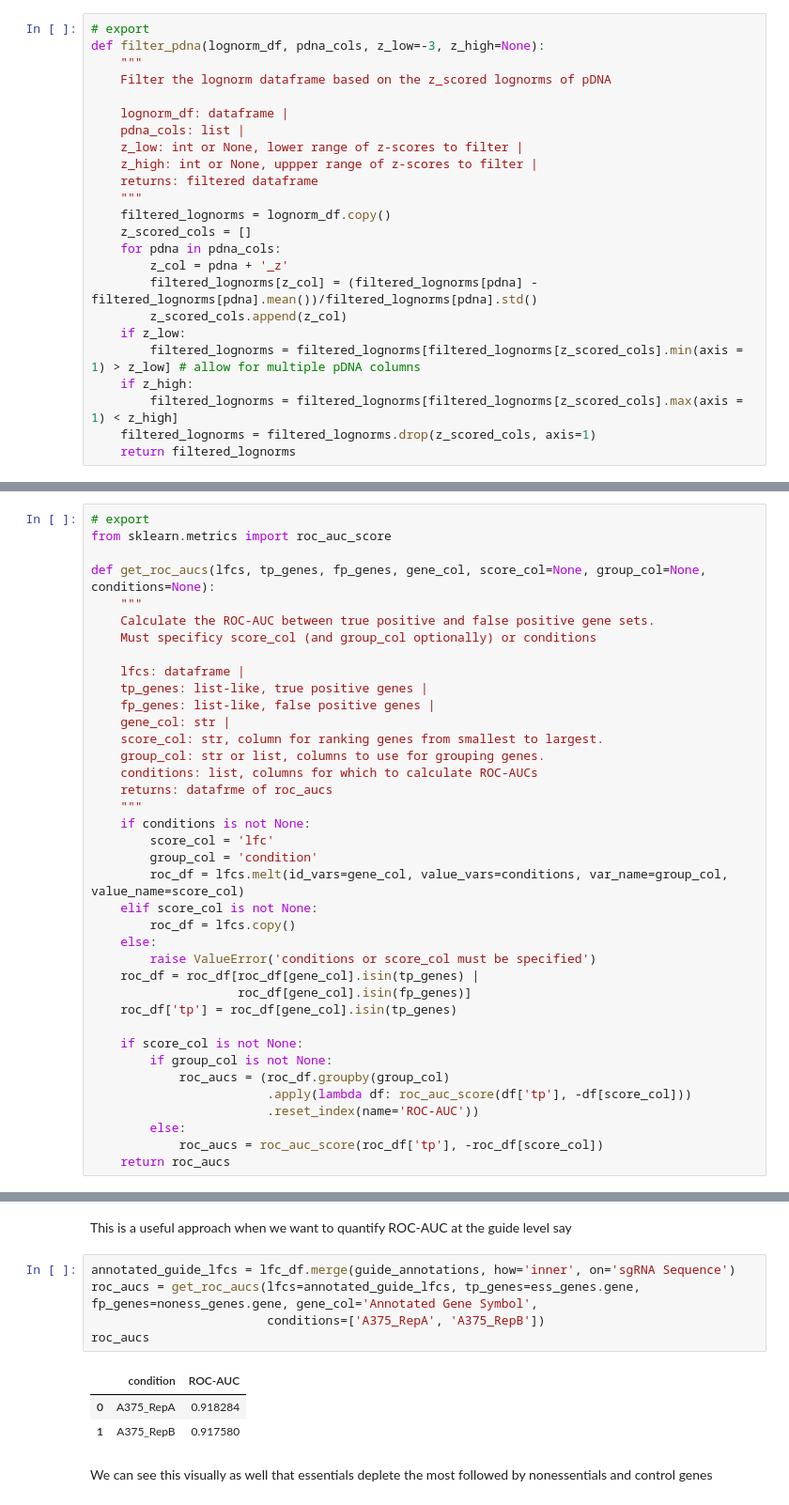
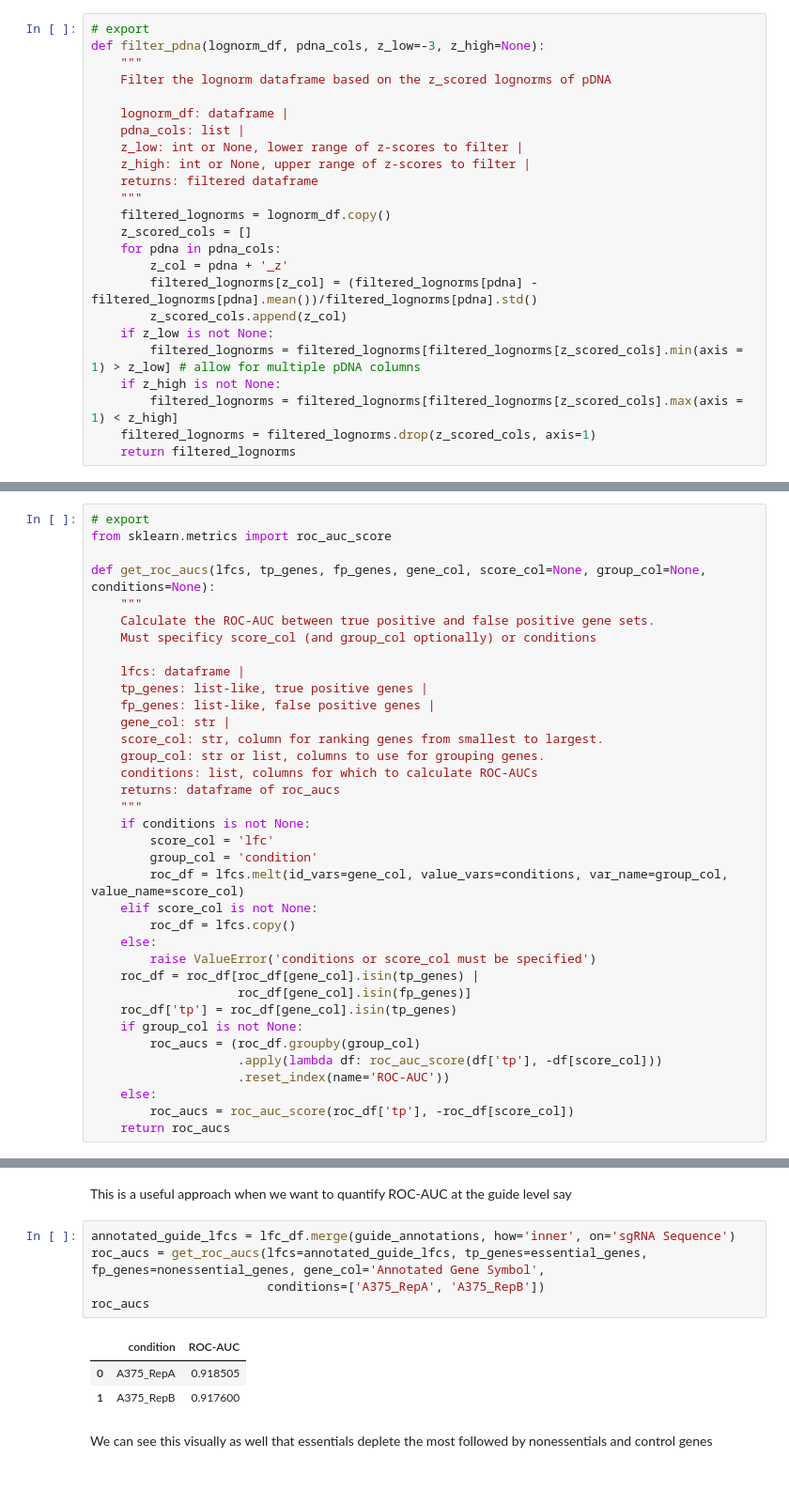
Before and after one commit to gpp-rnd/poola, a Jupyter notebook: 00_core.ipynb, the cells around one changed output, grey strips where cells are left out. Shown at 94% size. Saved outputs shown, nothing was run; the diff lists cells and outputs as text.

```diff
--- a/00_core.ipynb
+++ b/00_core.ipynb
@@ -89,7 +89,7 @@ def filter_pdna(lognorm_df, pdna_cols, z_low=-3, z_high=None):
     lognorm_df: dataframe |
     pdna_cols: list |
     z_low: int or None, lower range of z-scores to filter |
-    z_high: int or None, uppper range of z-scores to filter |
+    z_high: int or None, upper range of z-scores to filter |
     returns: filtered dataframe
     """
     filtered_lognorms = lognorm_df.copy()
@@ -98,9 +98,9 @@ def filter_pdna(lognorm_df, pdna_cols, z_low=-3, z_high=None):
         z_col = pdna + '_z'
         filtered_lognorms[z_col] = (filtered_lognorms[pdna] - filtered_lognorms[pdna].mean())/filtered_lognorms[pdna].std()
         z_scored_cols.append(z_col)
-    if z_low:
+    if z_low is not None:
         filtered_lognorms = filtered_lognorms[filtered_lognorms[z_scored_cols].min(axis = 1) > z_low] # allow for multiple pDNA columns
-    if z_high:
+    if z_high is not None:
         filtered_lognorms = filtered_lognorms[filtered_lognorms[z_scored_cols].max(axis = 1) < z_high]
     filtered_lognorms = filtered_lognorms.drop(z_scored_cols, axis=1)
     return filtered_lognorms
@@ -394,7 +548,7 @@ def get_roc_aucs(lfcs, tp_genes, fp_genes, gene_col, score_col=None, group_col=N
     score_col: str, column for ranking genes from smallest to largest.
     group_col: str or list, columns to use for grouping genes.
     conditions: list, columns for which to calculate ROC-AUCs
-    returns: datafrme of roc_aucs
+    returns: dataframe of roc_aucs
     """
     if conditions is not None:
         score_col = 'lfc'
@@ -407,14 +561,12 @@ def get_roc_aucs(lfcs, tp_genes, fp_genes, gene_col, score_col=None, group_col=N
     roc_df = roc_df[roc_df[gene_col].isin(tp_genes) |
                     roc_df[gene_col].isin(fp_genes)]
     roc_df['tp'] = roc_df[gene_col].isin(tp_genes)
-
-    if score_col is not None:
-        if group_col is not None:
-            roc_aucs = (roc_df.groupby(group_col)
-                        .apply(lambda df: roc_auc_score(df['tp'], -df[score_col]))
-                        .reset_index(name='ROC-AUC'))
-        else:
-            roc_aucs = roc_auc_score(roc_df['tp'], -roc_df[score_col])
+    if group_col is not None:
+        roc_aucs = (roc_df.groupby(group_col)
+                    .apply(lambda df: roc_auc_score(df['tp'], -df[score_col]))
+                    .reset_index(name='ROC-AUC'))
+    else:
+        roc_aucs = roc_auc_score(roc_df['tp'], -roc_df[score_col])
     return roc_aucs
 # %% [markdown]
 Finally, to evaluate the quality each screen, we'll calculate the ROC-AUC between [essential](https://doi.org/10.1016/j.cell.2015.11.015) and [nonessential](https://doi.org/10.15252/msb.20145216) genes for each condition
@@ -462,13 +603,13 @@ roc_aucs
 This is a useful approach when we want to quantify ROC-AUC at the guide level say
 # %%
 annotated_guide_lfcs = lfc_df.merge(guide_annotations, how='inner', on='sgRNA Sequence')
-roc_aucs = get_roc_aucs(lfcs=annotated_guide_lfcs, tp_genes=ess_genes.gene, fp_genes=noness_genes.gene, gene_col='Annotated Gene Symbol',
+roc_aucs = get_roc_aucs(lfcs=annotated_guide_lfcs, tp_genes=essential_genes, fp_genes=nonessential_genes, gene_col='Annotated Gene Symbol',
                         conditions=['A375_RepA', 'A375_RepB'])
 roc_aucs
 # %% [output]
 |  | condition | ROC-AUC |
-| 0 | A375_RepA | 0.918284 |
-| 1 | A375_RepB | 0.917580 |
+| 0 | A375_RepA | 0.918505 |
+| 1 | A375_RepB | 0.917600 |
 # %% [markdown]
 We can see this visually as well that essentials deplete the most followed by nonessentials and control genes
 # %%
```
Also changed, not shown: parts of 19 cells of this notebook, 10 other files.
